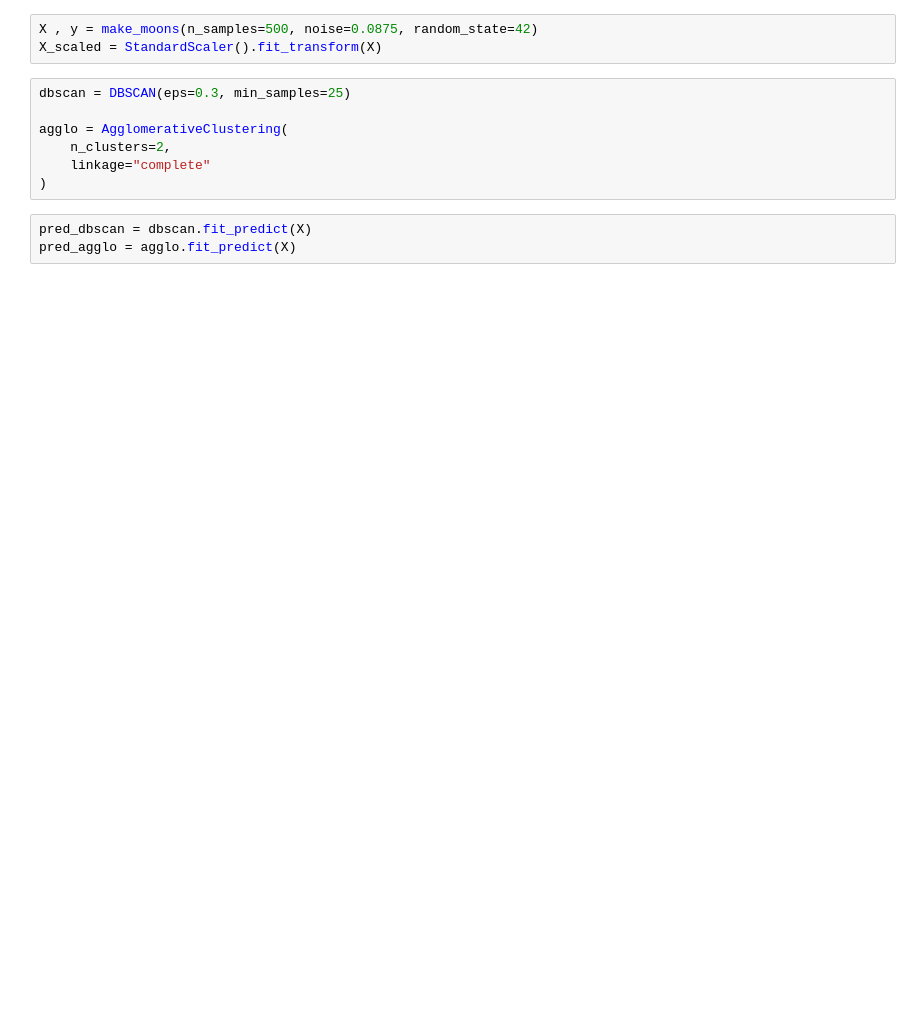
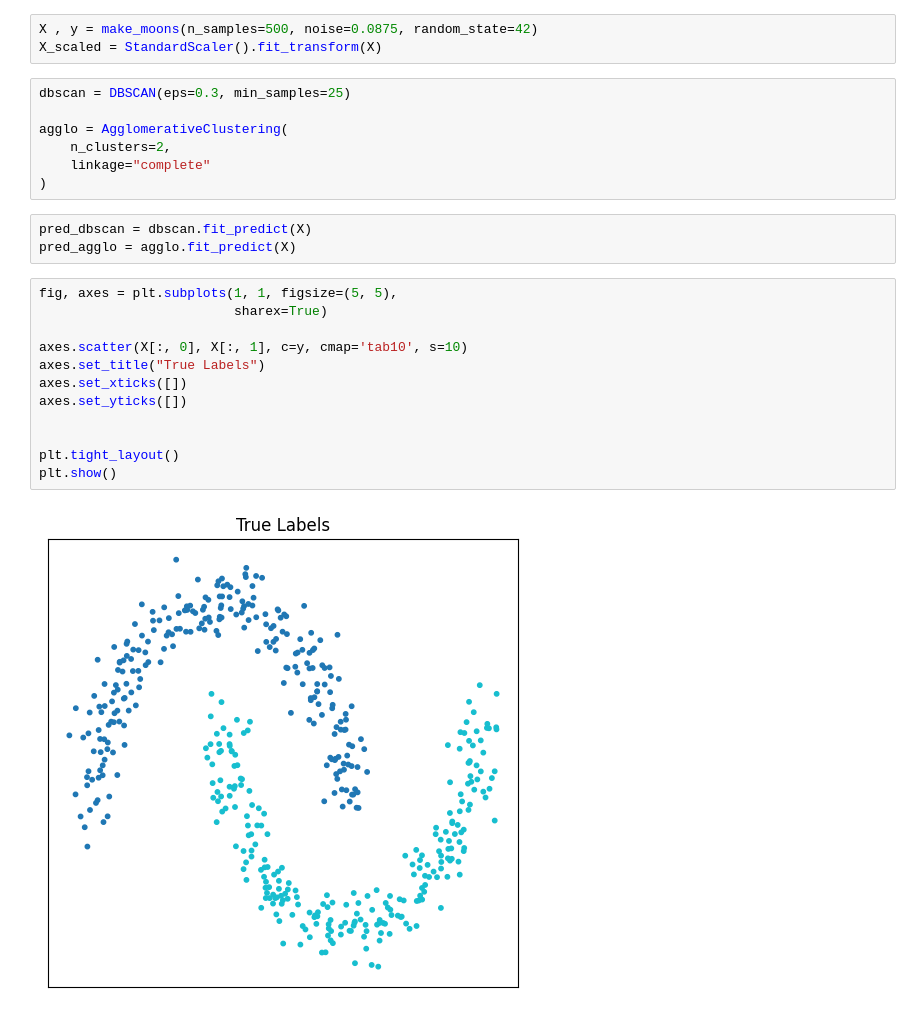
Before and after one commit to Jens011203/Evaluierung_Integrationsseminar, a Jupyter notebook: src/Clustering.ipynb, the cells around one changed output. Drawn from its saved outputs; the diff is of its cells as text; blank space fills up the shorter version.

```diff
--- a/src/Clustering.ipynb
+++ b/src/Clustering.ipynb
@@ -26,6 +27,20 @@ agglo = AgglomerativeClustering(
 # %%
 pred_dbscan = dbscan.fit_predict(X)
 pred_agglo = agglo.fit_predict(X)
+# %%
+fig, axes = plt.subplots(1, 1, figsize=(5, 5),
+                         sharex=True)
+
+axes.scatter(X[:, 0], X[:, 1], c=y, cmap='tab10', s=10)
+axes.set_title("True Labels")
+axes.set_xticks([])
+axes.set_yticks([])
+
+
+plt.tight_layout()
+plt.show()
+# %% [output]
+[figure, added]
 # %%
 def purity_score(y_true, y_pred):
     matrix = contingency_matrix(y_true, y_pred)
```
Also changed, not shown: parts of 3 cells of this notebook, 4 other files.
